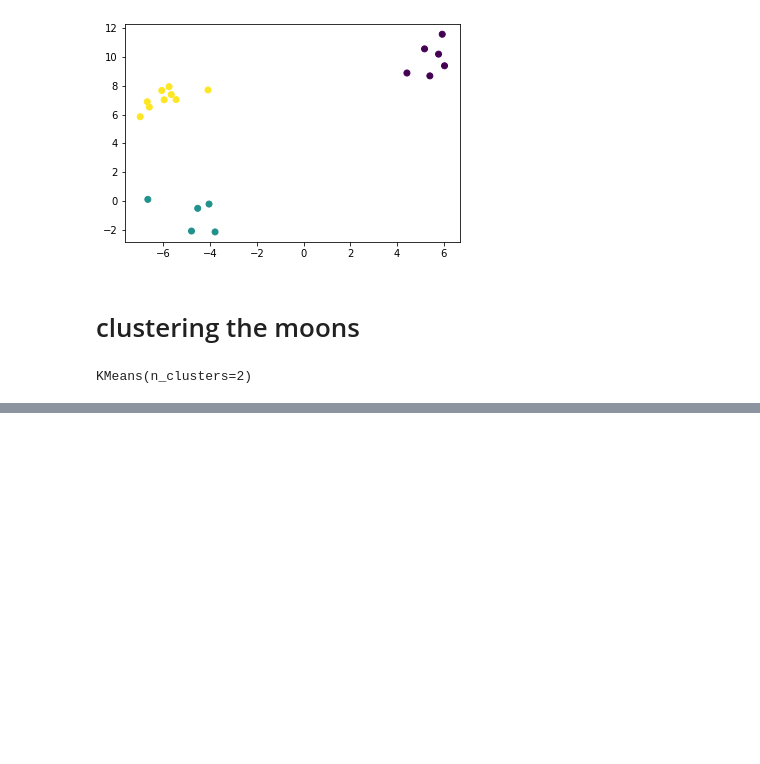
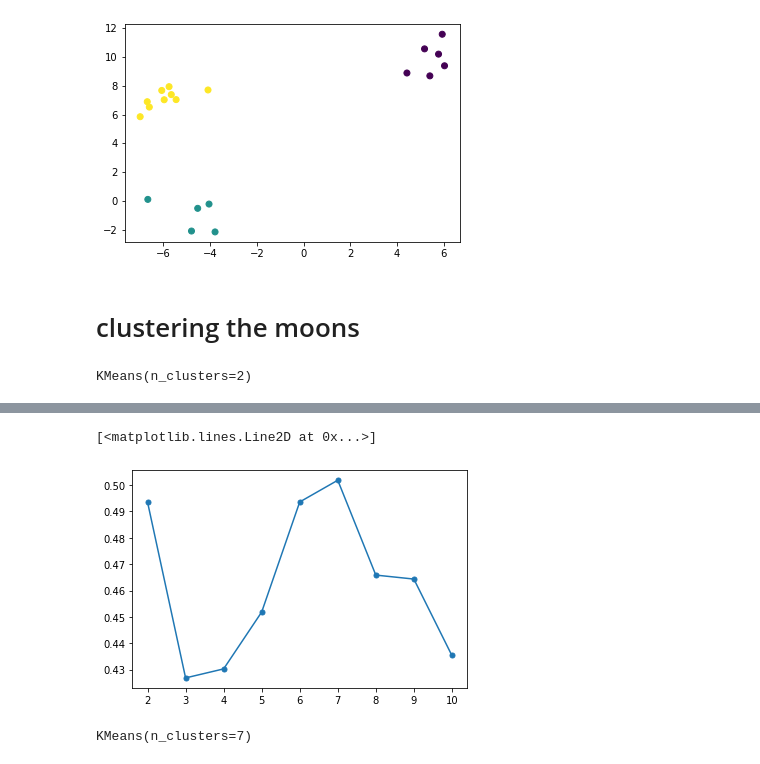
Before and after one commit to mark-andrews/pyml02, a Jupyter notebook: notebooks/kmeans.ipynb, the cells around one changed output, grey strips where cells are left out. Saved outputs shown, nothing was run; the diff lists cells and outputs as text; code cells hidden in the pictures; blank space fills up the shorter version.

```diff
--- a/notebooks/kmeans.ipynb
+++ b/notebooks/kmeans.ipynb
@@ -101,0 +114,6 @@ plt.scatter(X_train[:,0], X_train[:,1], c = kmeans2.predict(X_train))
+# %%
+sil = []
+for k in range(2, 11):
+    kmeans = KMeans(n_clusters=k) # making a new model instance
+    kmeans.fit(X_train)
+    sil.append(silhouette_score(X_test, kmeans.predict(X_test)))
@@ -101,0 +132,5 @@ plt.scatter(X_train[:,0], X_train[:,1], c = kmeans2.predict(X_train))
+# %%
+plt.plot(range(2, 11), sil, '.-', ms = 10)
+# %% [output]
+[<matplotlib.lines.Line2D at 0x...>]
+[figure, added]
@@ -101,0 +139,4 @@ plt.scatter(X_train[:,0], X_train[:,1], c = kmeans2.predict(X_train))
+# %%
+kmeans7.fit(X_train)
+# %% [output]
+KMeans(n_clusters=7)
```
Also changed, not shown: parts of 31 cells of this notebook.
